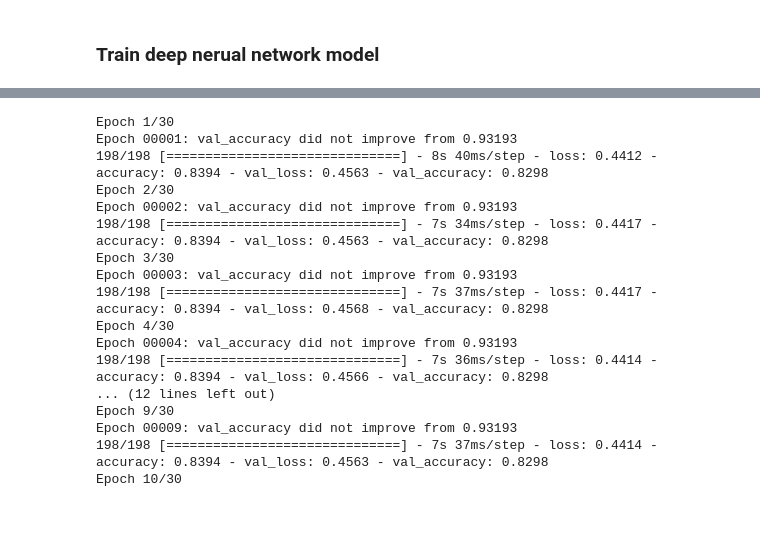
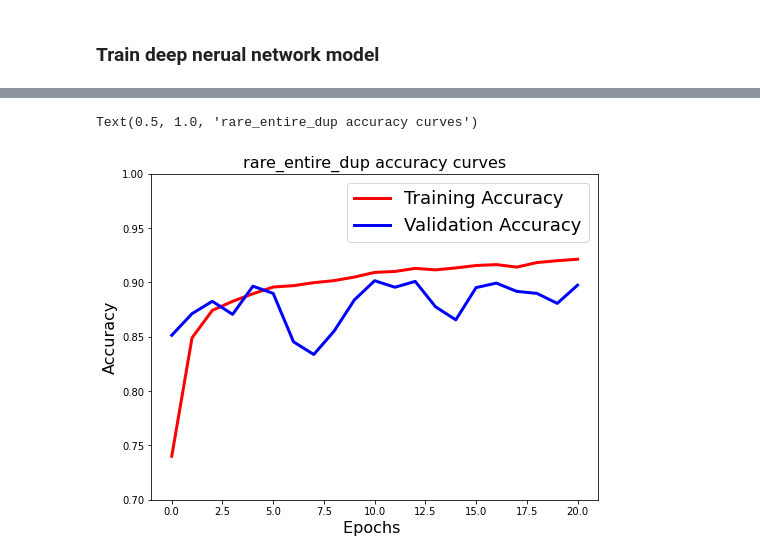
Before and after one commit to ShenLab/CNV-Espresso, a Jupyter notebook: src/training.ipynb, the cells around one changed output, grey strips where cells are left out. Saved outputs shown, nothing was run; the diff lists cells and outputs as text; code cells hidden in the pictures; blank space fills up the shorter version.

```diff
--- a/src/training.ipynb
+++ b/src/training.ipynb
@@ -343,21 +320,0 @@ _________________________________________________________________
-# %%
-history = model.fit(train_img, train_labels_one_hot, batch_size=batch_size, epochs=epochs, verbose=1,
-                   validation_split = 0.2, callbacks=[es, mc])
-# %% [output]
-Epoch 1/30
-Epoch 00001: val_accuracy did not improve from 0.93193
-198/198 [==============================] - 8s 40ms/step - loss: 0.4412 - accuracy: 0.8394 - val_loss: 0.4563 - val_accuracy: 0.8298
-Epoch 2/30
-Epoch 00002: val_accuracy did not improve from 0.93193
-198/198 [==============================] - 7s 34ms/step - loss: 0.4417 - accuracy: 0.8394 - val_loss: 0.4563 - val_accuracy: 0.8298
-Epoch 3/30
-Epoch 00003: val_accuracy did not improve from 0.93193
-198/198 [==============================] - 7s 37ms/step - loss: 0.4417 - accuracy: 0.8394 - val_loss: 0.4568 - val_accuracy: 0.8298
-Epoch 4/30
-Epoch 00004: val_accuracy did not improve from 0.93193
-198/198 [==============================] - 7s 36ms/step - loss: 0.4414 - accuracy: 0.8394 - val_loss: 0.4566 - val_accuracy: 0.8298
-... (12 lines left out)
-Epoch 9/30
-Epoch 00009: val_accuracy did not improve from 0.93193
-198/198 [==============================] - 7s 37ms/step - loss: 0.4414 - accuracy: 0.8394 - val_loss: 0.4563 - val_accuracy: 0.8298
-Epoch 10/30
@@ -366,8 +321,12 @@ model.evaluate(test_img, test_labels_one_hot)
 # %%
 plt.figure(figsize=[8,6])
-plt.plot(history.history['loss'],'r',linewidth=3.0)
-plt.plot(history.history['val_loss'],'b',linewidth=3.0)
-plt.legend(['Training loss', 'Validation Loss'],fontsize=18)
+plt.plot(history.history['accuracy'],'r',linewidth=3.0)
+plt.plot(history.history['val_accuracy'],'b',linewidth=3.0)
+plt.legend(['Training Accuracy', 'Validation Accuracy'],fontsize=18)
 plt.xlabel('Epochs ',fontsize=16)
-plt.ylabel('Loss',fontsize=16)
-plt.title('Loss Curves',fontsize=16)
+plt.ylabel('Accuracy',fontsize=16)
+plt.ylim(0.7, 1)
+plt.title(project_name+' accuracy curves',fontsize=16)
+# %% [output]
+Text(0.5, 1.0, 'rare_entire_dup accuracy curves')
+[figure, added]
```
Also changed, not shown: parts of 42 cells of this notebook, 3 other files.
